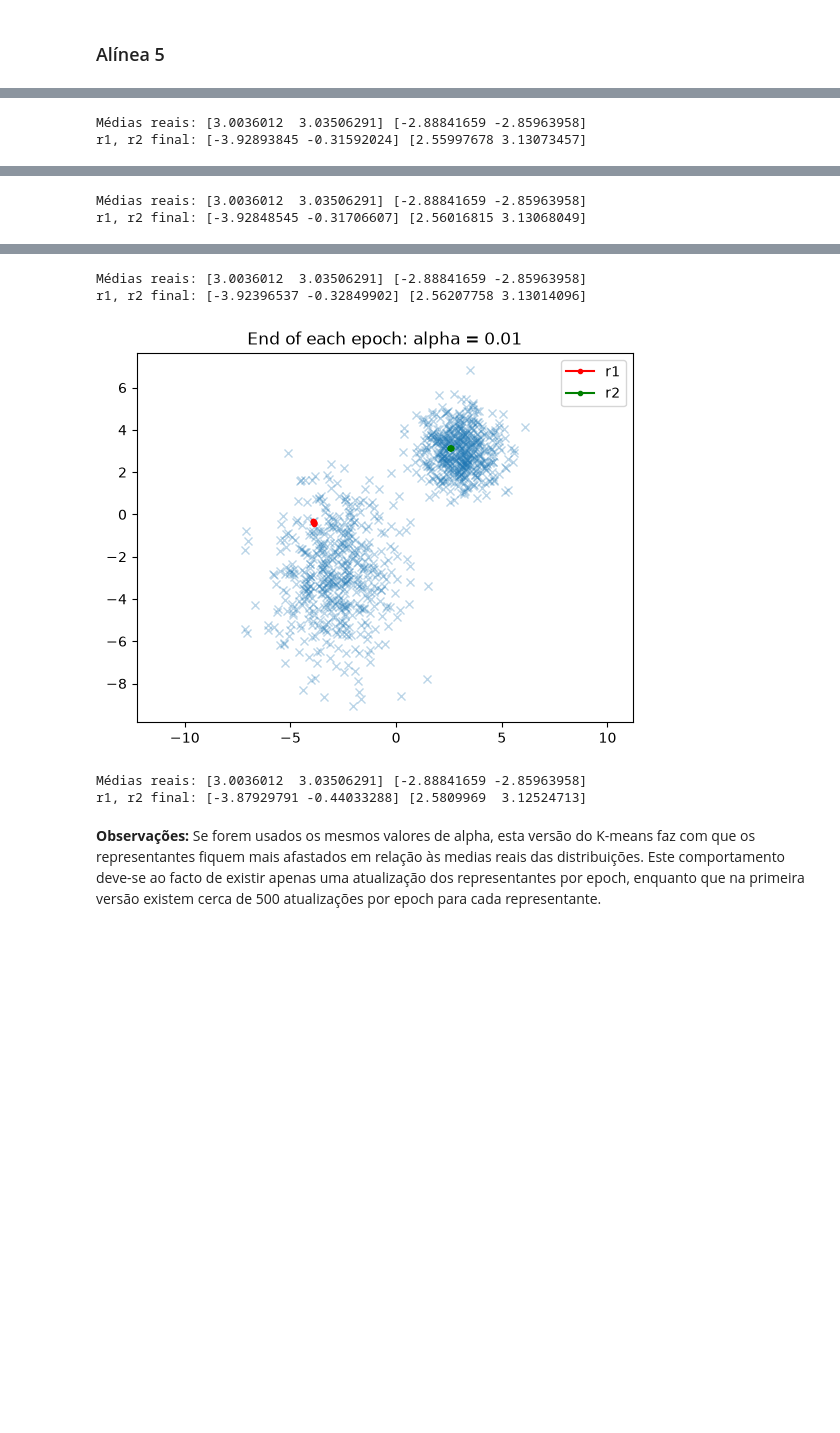
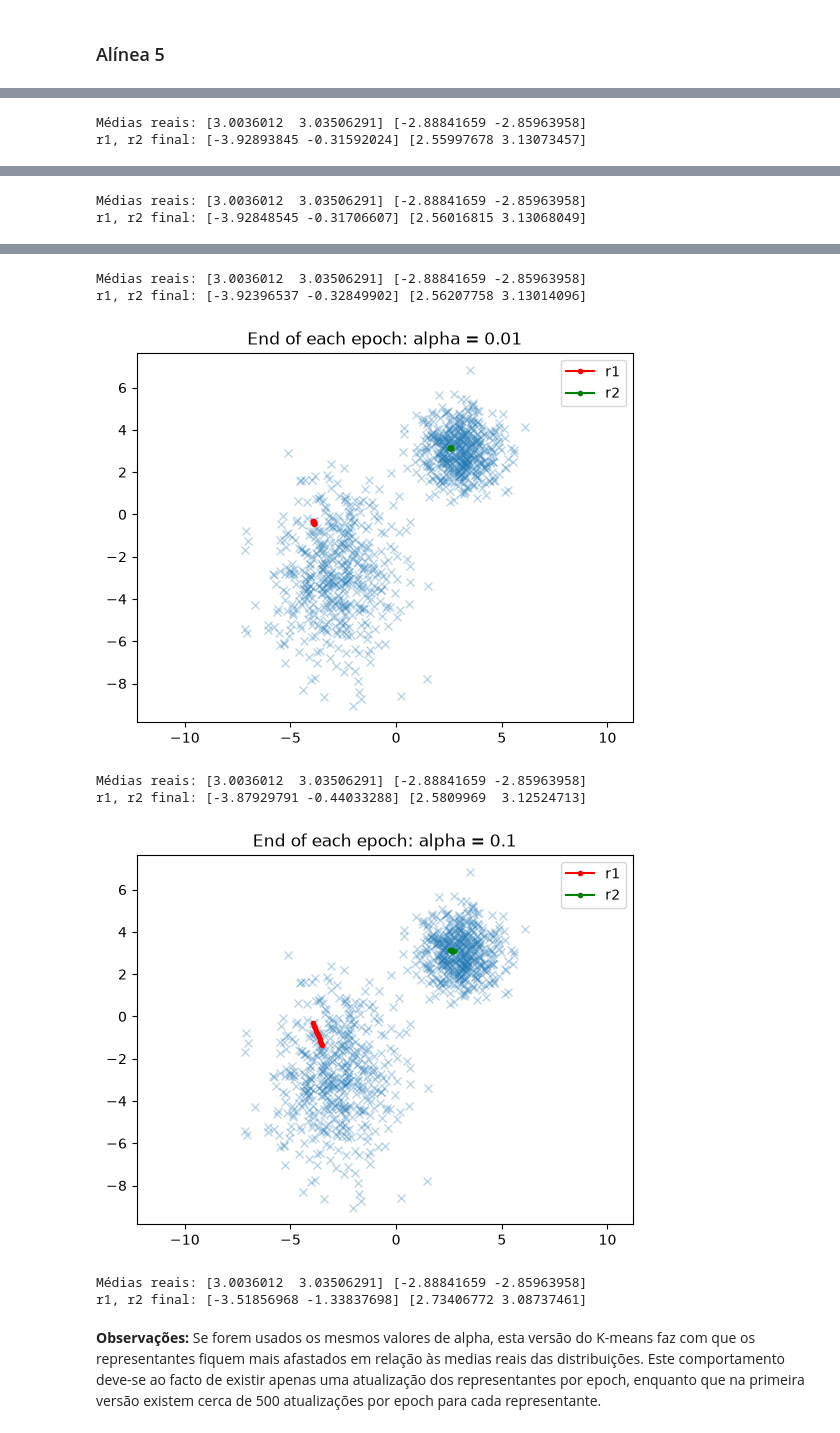
Before and after one commit to Lopes2711/IAA, a Jupyter notebook: un_learning/un_learning.ipynb, the cells around one changed output, grey strips where cells are left out. Drawn from its saved outputs; the diff is of its cells as text; code cells hidden in the pictures; blank space fills up the shorter version.

```diff
--- a/un_learning/un_learning.ipynb
+++ b/un_learning/un_learning.ipynb
@@ -257,34 +258,37 @@ def kmeans_v2(points, alpha, epochs, r1_initial, r2_initial):
 # %% [markdown]
 ### Alínea 5
 # %%
-alphas = [10E-6, 10E-5, 10E-4, 10E-3]
+alphas = [10E-6, 10E-5, 10E-4, 10E-3, 10E-2]
 
 for alpha in alphas:
     r1_epochs_b, r2_epochs_b = kmeans_v2(points, alpha, 10, r1_initial, r2_initial)
 
     plt.plot(points[:,0], points[:,1], 'x', alpha=0.3)
     plt.plot(r1_epochs_b[:,0], r1_epochs_b[:,1], 'ro-', markersize=3, label='r1')
     plt.plot(r2_epochs_b[:,0], r2_epochs_b[:,1], 'go-', markersize=3, label='r2')
     plt.title(f'End of each epoch: alpha = {alpha}')
     plt.axis('equal')
     plt.legend()
     plt.show()
 
     print('Médias reais:', points[labels == 1].mean(axis=0), points[labels == 2].mean(axis=0))
     print('r1, r2 final:', r1_epochs_b[-1], r2_epochs_b[-1])
 # %% [output]
 [figure]
 Médias reais: [3.0036012  3.03506291] [-2.88841659 -2.85963958]
 r1, r2 final: [-3.92893845 -0.31592024] [2.55997678 3.13073457]
 [figure]
 Médias reais: [3.0036012  3.03506291] [-2.88841659 -2.85963958]
 r1, r2 final: [-3.92848545 -0.31706607] [2.56016815 3.13068049]
 [figure]
 Médias reais: [3.0036012  3.03506291] [-2.88841659 -2.85963958]
 r1, r2 final: [-3.92396537 -0.32849902] [2.56207758 3.13014096]
 [figure]
 Médias reais: [3.0036012  3.03506291] [-2.88841659 -2.85963958]
 r1, r2 final: [-3.87929791 -0.44033288] [2.5809969  3.12524713]
+[figure, added]
+Médias reais: [3.0036012  3.03506291] [-2.88841659 -2.85963958]
+r1, r2 final: [-3.51856968 -1.33837698] [2.73406772 3.08737461]
 # %% [markdown]
 **Observações:** Se forem usados os mesmos valores de alpha, esta versão do K-means faz com que os representantes fiquem mais afastados em relação às medias reais das distribuições. Este comportamento deve-se ao facto de existir apenas uma atualização dos representantes por epoch, enquanto que na primeira versão existem cerca de 500 atualizações por epoch para cada representante.
 # %% [markdown]
```
Also changed, not shown: parts of 1 cell of this notebook.
